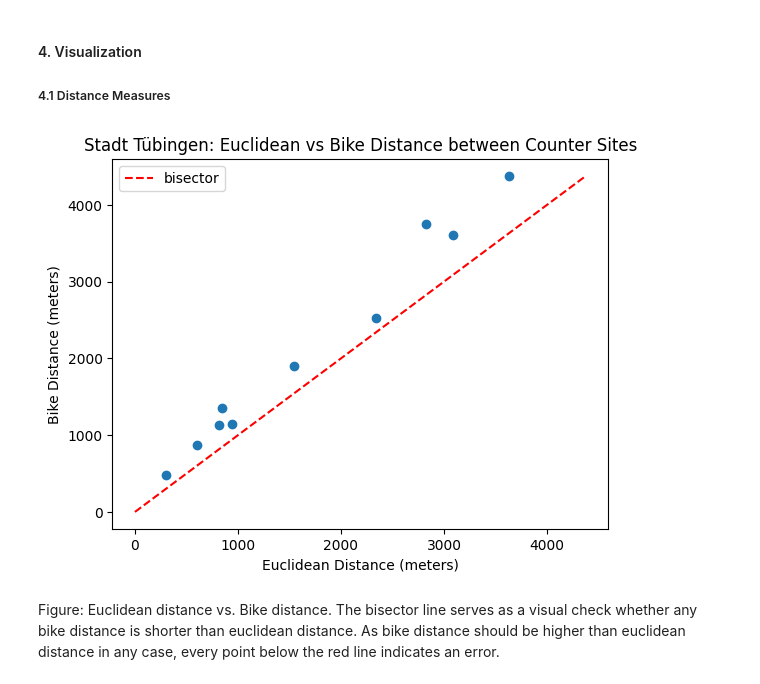
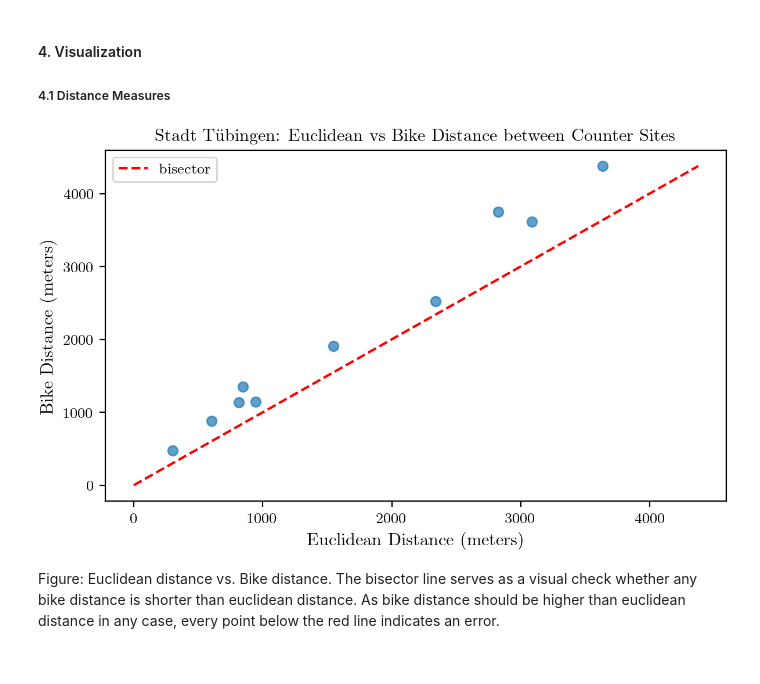
Before and after one commit to cleesee/fahrradzaehler, a Jupyter notebook: notebooks/distcorr/tue_distcorr.ipynb, the cells around one changed output. Saved outputs shown, nothing was run; the diff lists cells and outputs as text; code cells hidden in the pictures.

Commit message:
various changes: discorr plotting and latex parsing of special characters, mape added to regression

```diff
--- a/notebooks/distcorr/tue_distcorr.ipynb
+++ b/notebooks/distcorr/tue_distcorr.ipynb
@@ -42,8 +44,17 @@ from src.data.dataload import load_csv_folder_to_dataframe
 
 DATA_DIR = PROJECT_ROOT / "data/raw"
 PLOTS_DIR = PROJECT_ROOT / "outputs/plots"
-## get data and preprocess
-df_all = load_csv_folder_to_dataframe(DATA_DIR)
+PROCESSED_DIR = PROJECT_ROOT / "data/processed"
+
+# if df_all.csv exists load it as dataframe (faster), else load from raw data
+df_all_path = PROCESSED_DIR / "df_all.csv"
+if df_all_path.exists():
+    print("Loading preprocessed dataframe from", df_all_path)
+    df_all = pd.read_csv(df_all_path)
+else:
+    ## get data and preprocess
+    df_all = load_csv_folder_to_dataframe(DATA_DIR)
+
 ##  timestamps to datetime
 df_all['iso_timestamp'] = pd.to_datetime(df_all['iso_timestamp'], utc=True, format='mixed')
 
@@ -314,31 +333,31 @@ To assess the robustness of correlations across counter sites, we compared the c
 # %%
 # 4.1.1 check if any bike distances are shorter than euclidean distances (should not be possible)
 dist_diff = dist_matrix - dist_matrix_euclid
 if (dist_diff < 0).any().any():
     print("Some bike distances are shorter than euclidean distances.")
 
 # 4.1.2 euclidean vs bike distance scatter plot
 euclidean_distances = []
 bike_distances = []
 for site_a in sites1:
     for site_b in sites1:
         if site_a >= site_b:
             continue
         euclidean_distances.append(dist_matrix_euclid.loc[site_a, site_b])
         bike_distances.append(dist_matrix.loc[site_a, site_b])
 
-
-plt.scatter(euclidean_distances, bike_distances)
-## we need a bisector line for reference (again check for correctness)
-max_dist = max(max(euclidean_distances), max(bike_distances))
-plt.plot([0, max_dist], [0, max_dist], color='red', linestyle='--', label='bisector')
-plt.legend()
-plt.xlabel("Euclidean Distance (meters)")
-plt.ylabel("Bike Distance (meters)")
-plt.title(f"{title_domain}: Euclidean vs Bike Distance between Counter Sites")
-plt.show()
+with plt.rc_context(get_style(rel_width=1,display_dpi=200)):
+    plt.scatter(euclidean_distances, bike_distances)
+    ## we need a bisector line for reference (again check for correctness)
+    max_dist = max(max(euclidean_distances), max(bike_distances))
+    plt.plot([0, max_dist], [0, max_dist], color='red', linestyle='--', label='bisector')
+    plt.legend()
+    plt.xlabel("Euclidean Distance (meters)")
+    plt.ylabel("Bike Distance (meters)")
+    plt.title(f"{title_domain}: Euclidean vs Bike Distance between Counter Sites")
+    plt.show()
 # %% [output]
-[figure, old version]
+[figure, new version]
 # %% [markdown]
 Figure: Euclidean distance vs. Bike distance. The bisector line serves as a visual check whether any bike distance is shorter than euclidean distance. As bike distance should be higher than euclidean distance in any case, every point below the red line indicates an error.
 # %% [markdown]
```
Also changed, not shown: parts of 9 cells of this notebook, 3 other files.
